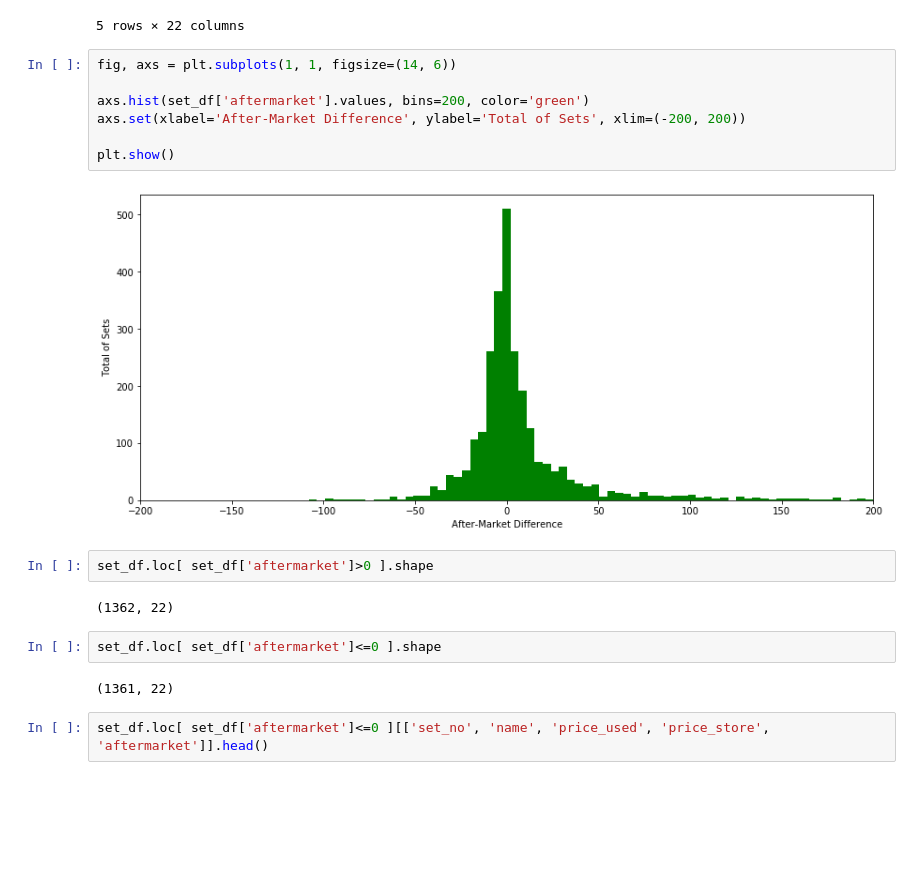
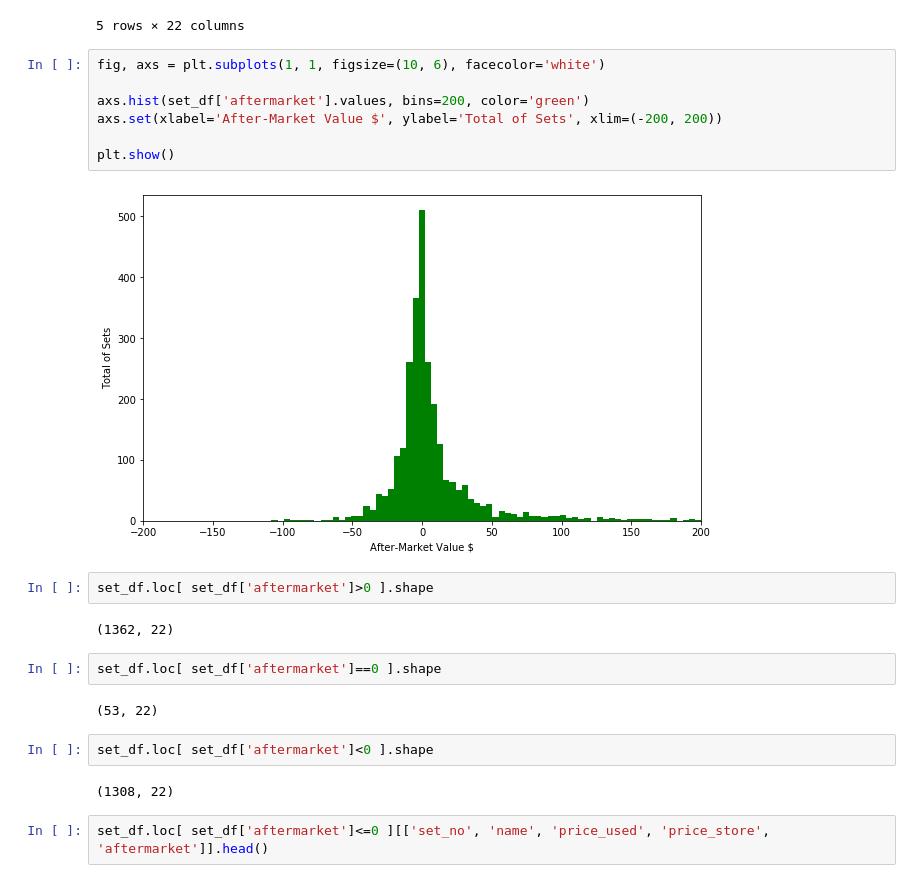
Before and after one commit to PhilBusko/RegressionProject, a Jupyter notebook: 301_aftermarket.ipynb, the cells around one changed output. Saved outputs shown, nothing was run; the diff lists cells and outputs as text; blank space fills up the shorter version.

```diff
--- a/301_aftermarket.ipynb
+++ b/301_aftermarket.ipynb
@@ -232,22 +232,26 @@ set_df.head()
 | 17 | 6077-1 | Knight's Procession | Historical | Castle | Classic | 1981.0 | 48.0 | 6.0 | 5.00 | ... |
 5 rows × 22 columns
 # %%
-fig, axs = plt.subplots(1, 1, figsize=(14, 6))
+fig, axs = plt.subplots(1, 1, figsize=(10, 6), facecolor='white')
 
 axs.hist(set_df['aftermarket'].values, bins=200, color='green')
-axs.set(xlabel='After-Market Difference', ylabel='Total of Sets', xlim=(-200, 200))
+axs.set(xlabel='After-Market Value $', ylabel='Total of Sets', xlim=(-200, 200))
 
 plt.show()
 # %% [output]
-[figure, old version]
+[figure, new version]
 # %%
 set_df.loc[ set_df['aftermarket']>0 ].shape
 # %% [output]
 (1362, 22)
 # %%
-set_df.loc[ set_df['aftermarket']<=0 ].shape
+set_df.loc[ set_df['aftermarket']==0 ].shape
 # %% [output]
-(1361, 22)
+(53, 22)
+# %%
+set_df.loc[ set_df['aftermarket']<0 ].shape
+# %% [output]
+(1308, 22)
 # %%
 set_df.loc[ set_df['aftermarket']<=0 ][['set_no', 'name', 'price_used', 'price_store', 'aftermarket']].head()
 # %% [output]
```
Also changed, not shown: parts of 10 cells of this notebook, 29 other files.
